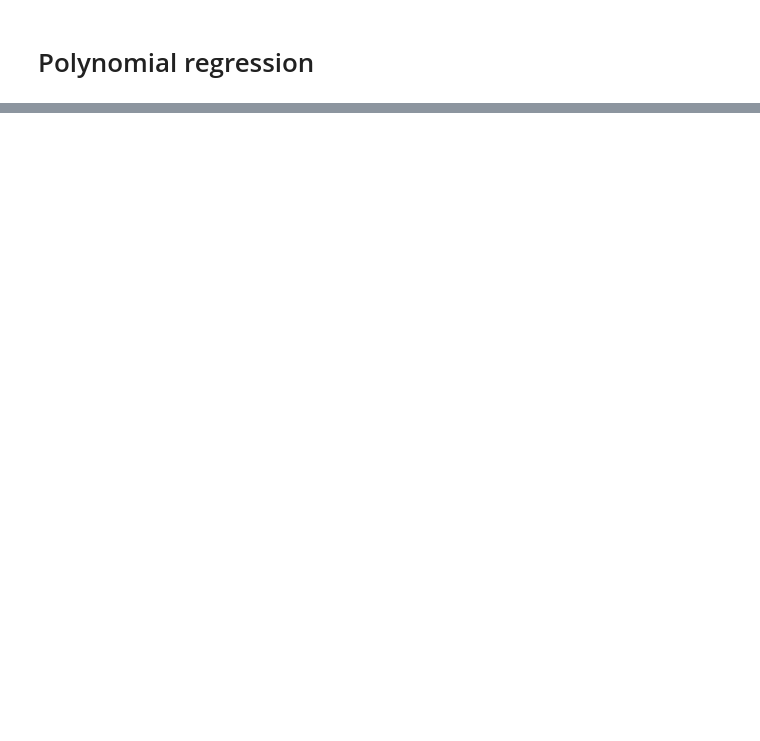
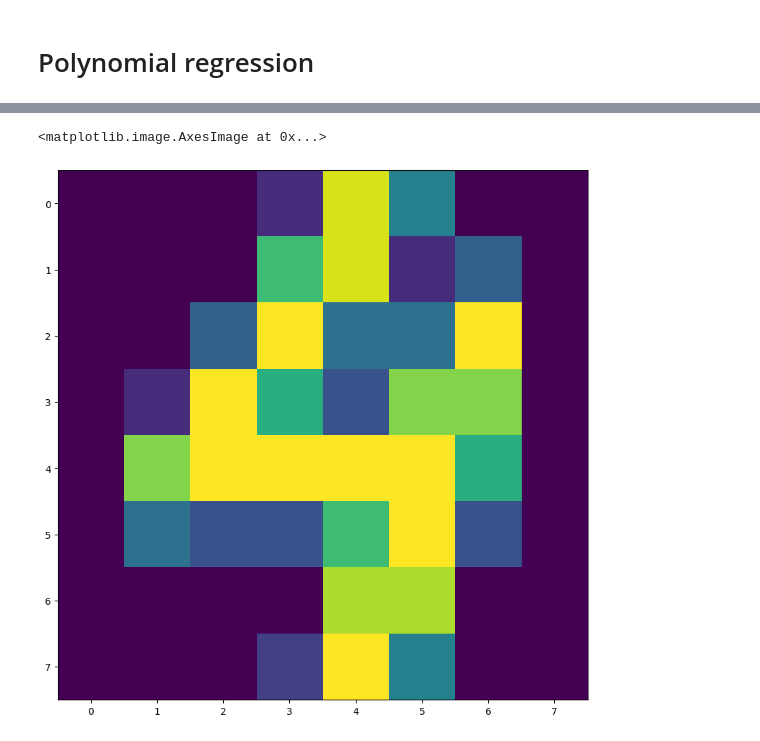
Before and after one commit to di-ton/Machine-Learning, a Jupyter notebook: Linear-and-Logistic-Regression/linear_and_logistic_regression.ipynb, the cells around one changed output, grey strips where cells are left out. Cells and saved outputs as stored; diff of their text form; code cells hidden in the pictures; blank space fills up the shorter version.

```diff
--- a/Linear-and-Logistic-Regression/linear_and_logistic_regression.ipynb
+++ b/Linear-and-Logistic-Regression/linear_and_logistic_regression.ipynb
@@ -577,0 +751,2 @@ plt.scatter(house_attributes[~ransac_model.inlier_mask_].HouseAge, house_attribu
+# %%
+mist_data = load_digits(as_frame = True)['frame']
@@ -577,0 +797,6 @@ plt.scatter(house_attributes[~ransac_model.inlier_mask_].HouseAge, house_attribu
+# %%
+plt.figure(figsize=(12, 10))
+plt.imshow(mist_data.loc[929].values[:-1].reshape(8, 8))
+# %% [output]
+<matplotlib.image.AxesImage at 0x...>
+[figure, added]
```
Also changed, not shown: parts of 58 cells of this notebook.
